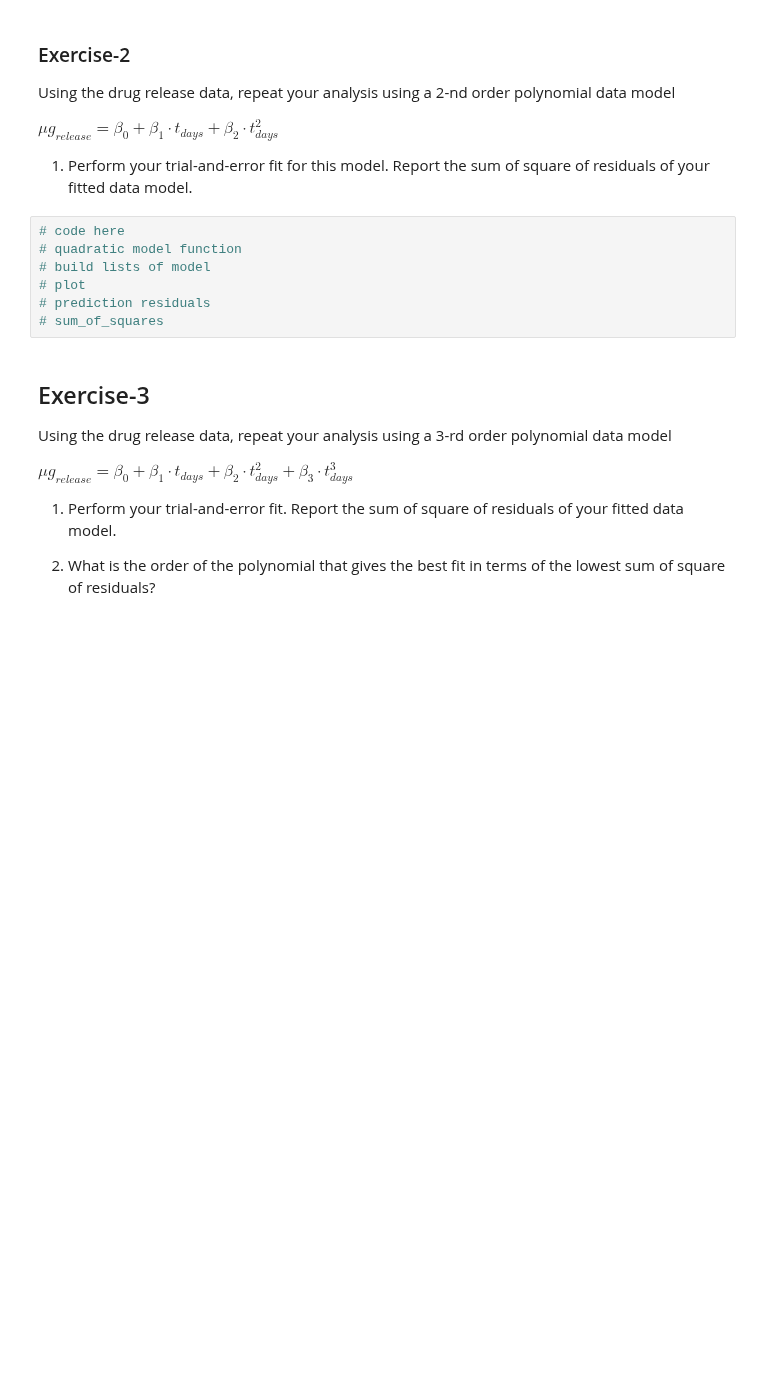
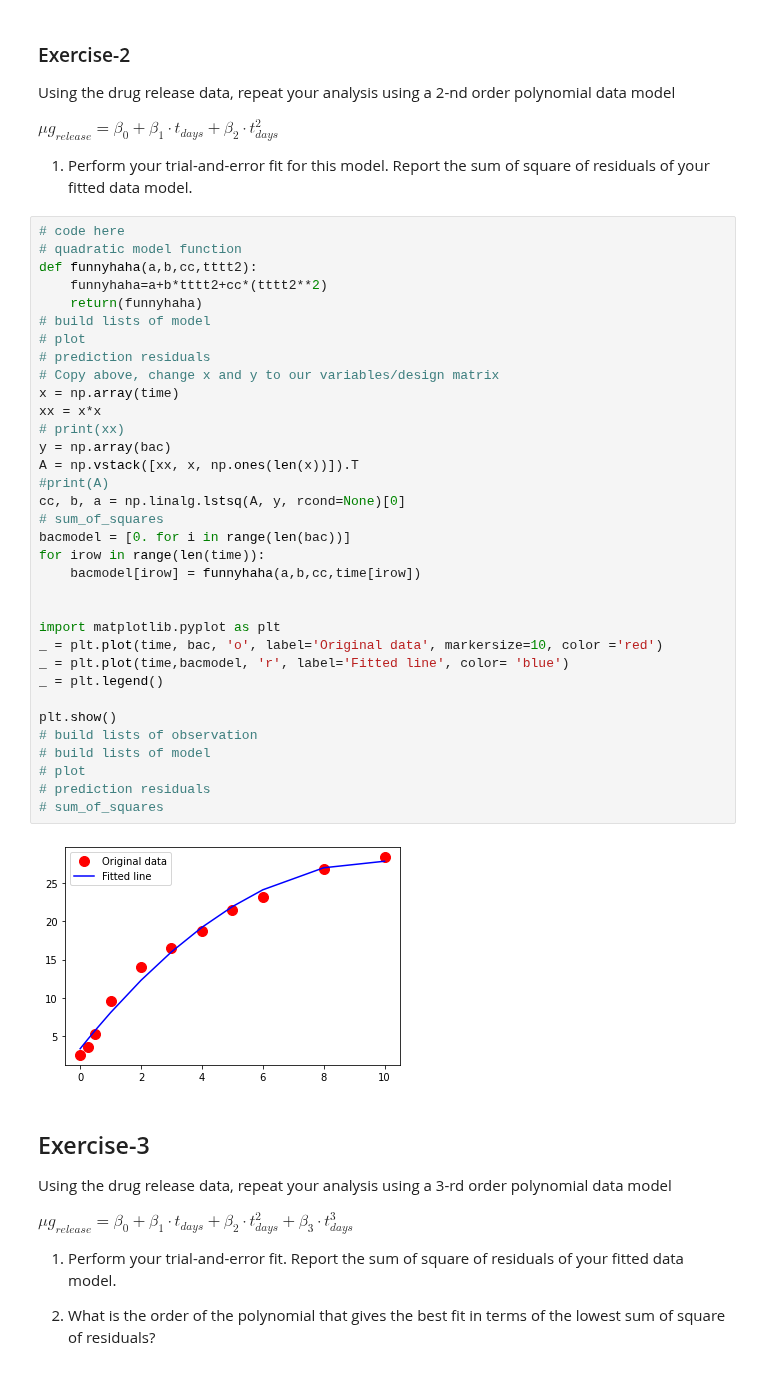
Before and after one commit to dustykat/ce-5319-webroot, a Jupyter notebook: ce5319jb/_build/html/_sources/lessons/lesson11/lesson11.ipynb, the cells around one changed output. Cells and saved outputs as stored; diff of their text form; blank space fills up the shorter version.

```diff
--- a/ce5319jb/_build/html/_sources/lessons/lesson11/lesson11.ipynb
+++ b/ce5319jb/_build/html/_sources/lessons/lesson11/lesson11.ipynb
@@ -557,13 +612,42 @@ Using the drug release data, repeat your analysis using a 2-nd order polynomial
 $\mu g_{release} = \beta_0 + \beta_1 \cdot t_{days} + \beta_2 \cdot t_{days}^2 $
 
 1. Perform your trial-and-error fit for this model. Report the sum of square of residuals of your fitted data model.
-# %%
-# code here
-# quadratic model function
-# build lists of model
-# plot
-# prediction residuals
-# sum_of_squares
+# %%
+# code here
+# quadratic model function
+def funnyhaha(a,b,cc,tttt2):
+    funnyhaha=a+b*tttt2+cc*(tttt2**2)
+    return(funnyhaha)
+# build lists of model
+# plot
+# prediction residuals
+# Copy above, change x and y to our variables/design matrix
+x = np.array(time)
+xx = x*x
+# print(xx)
+y = np.array(bac)
+A = np.vstack([xx, x, np.ones(len(x))]).T
+#print(A)
+cc, b, a = np.linalg.lstsq(A, y, rcond=None)[0]
+# sum_of_squares
+bacmodel = [0. for i in range(len(bac))]
+for irow in range(len(time)):
+    bacmodel[irow] = funnyhaha(a,b,cc,time[irow])
+
+
+import matplotlib.pyplot as plt
+_ = plt.plot(time, bac, 'o', label='Original data', markersize=10, color ='red')
+_ = plt.plot(time,bacmodel, 'r', label='Fitted line', color= 'blue')
+_ = plt.legend()
+
+plt.show()
+# build lists of observation
+# build lists of model
+# plot
+# prediction residuals
+# sum_of_squares
+# %% [output]
+[figure, added]
 # %% [markdown]
 ## Exercise-3
 
```
Also changed, not shown: parts of 4 cells of this notebook, 13 other files.
